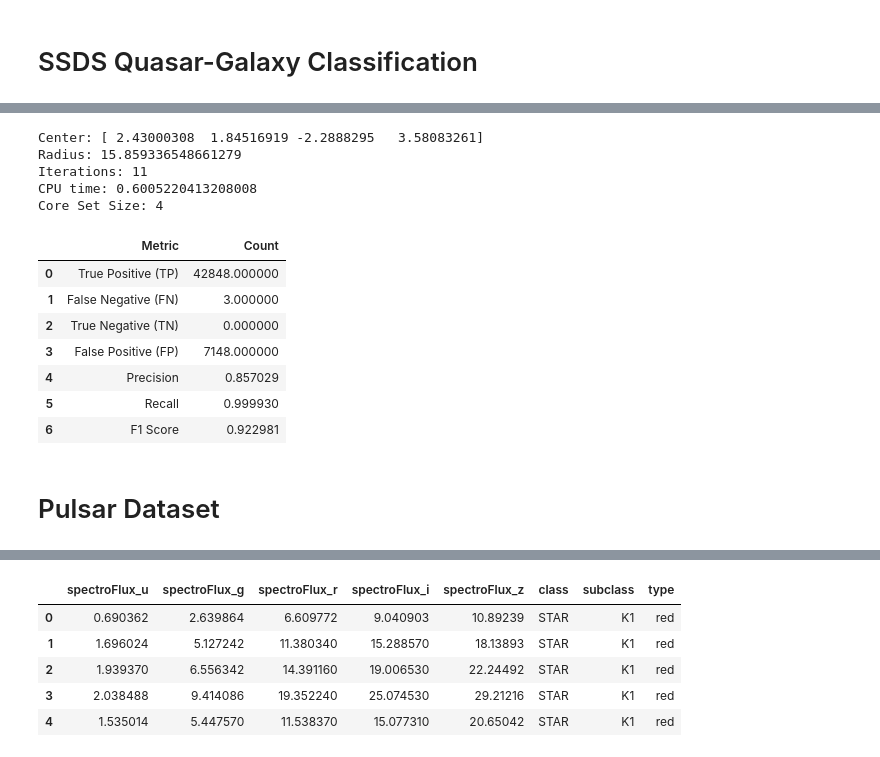
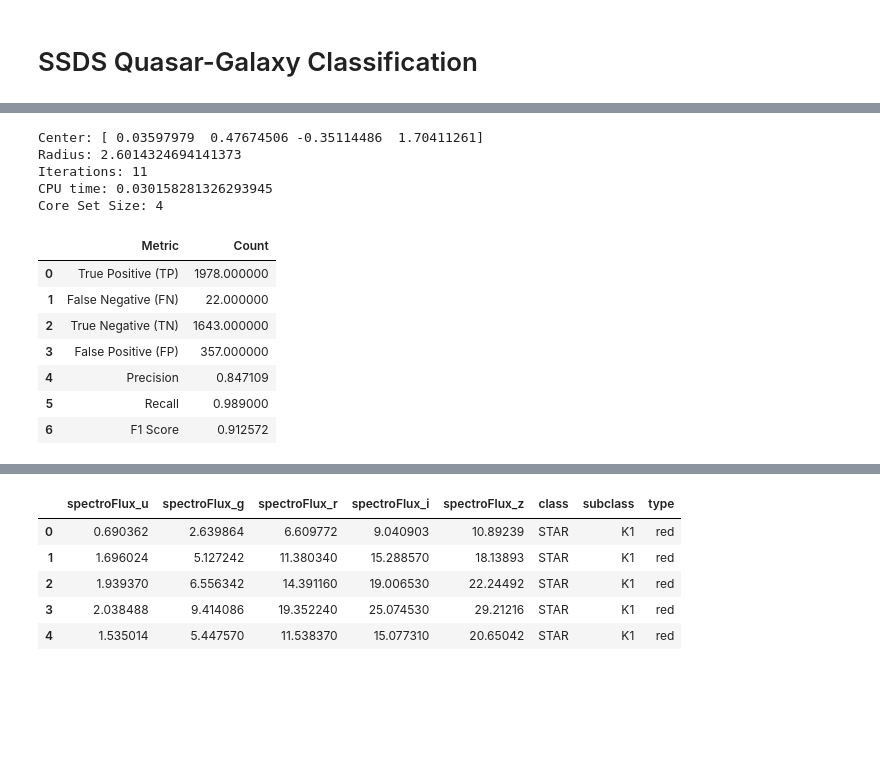
Before and after one commit to joanorePD/Astronomical_Anomaly_Detection_with_MEB, a Jupyter notebook: notebooks/meb.ipynb, the cells around one changed output, grey strips where cells are left out. Cells and saved outputs as stored; diff of their text form; code cells hidden in the pictures; blank space fills up the shorter version.

```diff
--- a/notebooks/meb.ipynb
+++ b/notebooks/meb.ipynb
@@ -203,9 +204,0 @@ display(qso_g_df.head())
-# %%
-qso_g_df['u-g'] = qso_g_df['u'] - qso_g_df['g']
-qso_g_df['g-r'] = qso_g_df['g'] - qso_g_df['r']
-qso_g_df['r-i'] = qso_g_df['r'] - qso_g_df['i']
-qso_g_df['i-z'] = qso_g_df['i'] - qso_g_df['z']
-
-pred_columns = ['u-g', 'g-r', 'r-i', 'i-z']
-
-#plt.scatter(qso_g_df['u-g'], qso_g_df['g-r'], c=np.where(qso_g_df['class'] == 'GALAXY', 'r', 'b'), s=10)
@@ -211,0 +216,15 @@ pred_columns = ['u-g', 'g-r', 'r-i', 'i-z']
+# %%
+from sklearn.preprocessing import StandardScaler
+
+# create a scaler object
+scaler = StandardScaler()
+
+qso_g_df_norm = qso_g_df[pred_columns_qso_g]
+# fit and transform the data
+
+qso_g_df_norm = pd.DataFrame(scaler.fit_transform(qso_g_df_norm), columns=pred_columns_qso_g)
+
+# add the 'type' column back to the normalized DataFrame
+qso_g_df_norm['type'] = qso_g_df['type'].values
+
+display(qso_g_df_norm.head())
@@ -212,32 +238,36 @@ pred_columns = ['u-g', 'g-r', 'r-i', 'i-z']
 # %%
-train_set = qso_g_df[qso_g_df['type'] == 'GALAXY']
+from scipy import stats
 
-c_qso_g, r_qso_g, k_qso_g, chi_qso_g, timer_qso_g = frank_wolfe_alg_MEB(0.001, train_set[pred_columns].iloc[:len(train_set)//2].values)
+train_set = qso_g_df_norm[qso_g_df_norm['type'] == 'QSO']
+
+outliers = train_set[(np.abs(stats.zscore(train_set[pred_columns_qso_g])) > 0.5).all(axis=1)]
+train_set = train_set[~train_set.isin(outliers)].dropna()
+
+
+c_qso_g, r_qso_g, k_qso_g, chi_qso_g, timer_qso_g = frank_wolfe_alg_MEB(0.001, train_set[pred_columns_qso_g].iloc[:len(train_set)//2].values)
 # %% [output]
-Center: [ 2.43000308  1.84516919 -2.2888295   3.58083261]
-Radius: 15.859336548661279
+Center: [ 0.03597979  0.47674506 -0.35114486  1.70411261]
+Radius: 2.6014324694141373
 Iterations: 11
-CPU time: 0.6005220413208008
+CPU time: 0.030158281326293945
 Core Set Size: 4
 # %%
 # Calculate the Euclidean distance from each point to the center
-distances = np.linalg.norm(qso_g_df[pred_columns] - c_qso_g, axis=1)
+distances = np.linalg.norm(qso_g_df_norm[pred_columns_qso_g] - c_qso_g, axis=1)
 
 # Add a new boolean column indicating whether the point is inside the ball
-qso_g_df['InsideBall'] = distances < r_qso_g
+qso_g_df_norm['InsideBall'] = distances < r_qso_g
 # %%
-positive_class = 'GALAXY'
-negative_class = 'QSO'
+positive_class = 'QSO'
+negative_class = 'GALAXY'
 
-measure_accuracy(negative_class, positive_class, qso_g_df)
+measure_accuracy(negative_class, positive_class, qso_g_df_norm)
 # %% [output]
 |  | Metric | Count |
-| 0 | True Positive (TP) | 42848.000000 |
-| 1 | False Negative (FN) | 3.000000 |
-| 2 | True Negative (TN) | 0.000000 |
-| 3 | False Positive (FP) | 7148.000000 |
-| 4 | Precision | 0.857029 |
-| 5 | Recall | 0.999930 |
-| 6 | F1 Score | 0.922981 |
+| 0 | True Positive (TP) | 1978.000000 |
+| 1 | False Negative (FN) | 22.000000 |
+| 2 | True Negative (TN) | 1643.000000 |
+| 3 | False Positive (FP) | 357.000000 |
+| 4 | Precision | 0.847109 |
+| 5 | Recall | 0.989000 |
+| 6 | F1 Score | 0.912572 |
-# %% [markdown]
-# Pulsar Dataset
```
Also changed, not shown: parts of 14 cells of this notebook, 1 other file.
